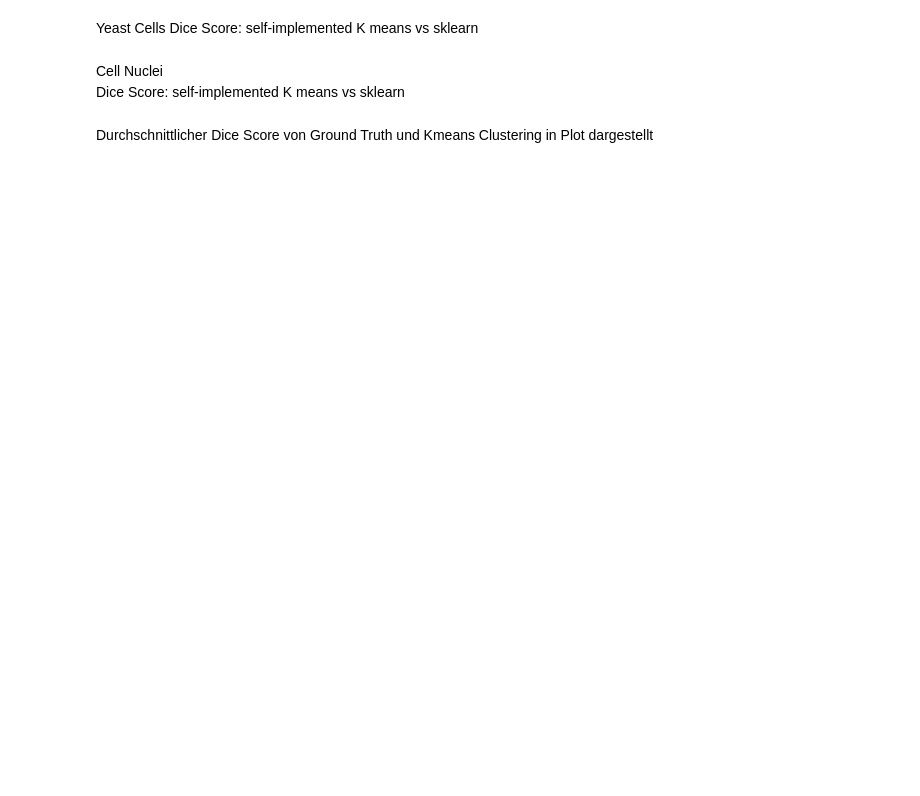
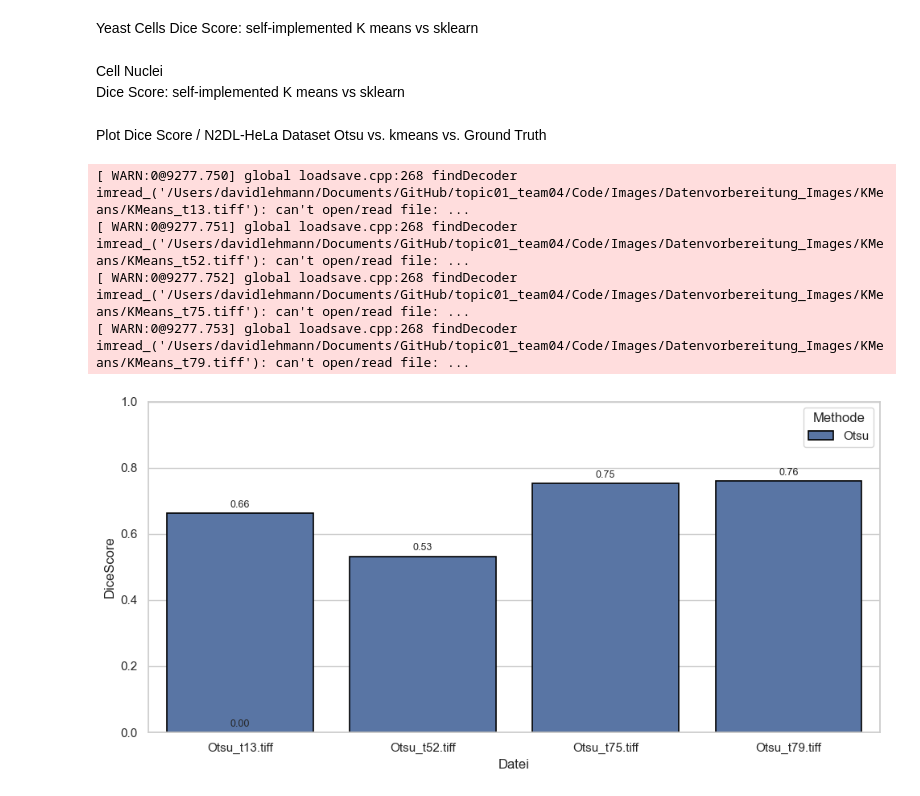
Before and after one commit to BiomedicalImageAnalysis2025/topic01_team04, a Jupyter notebook: Code/Dice_Score.ipynb, the cells around one changed output. Cells and saved outputs as stored; diff of their text form; code cells hidden in the pictures; blank space fills up the shorter version.

Commit message:
Plot Dice Score and sk_learn Update

```diff
--- a/Code/Dice_Score.ipynb
+++ b/Code/Dice_Score.ipynb
@@ -29,2 +19,0 @@ print(f'Dice Score: {dice_score.numpy()}')
-# %% [markdown]
-Durchschnittlicher Dice Score von Ground Truth und Kmeans Clustering in Plot dargestellt
@@ -74,0 +20,21 @@ plt.show()
+# %% [markdown]
+Plot Dice Score / N2DL-HeLa Dataset
+Otsu vs. kmeans vs. Ground Truth
+# %%
+from Functions.Dice_coefficient import dice_coefficient
+
+base_dir = os.getcwd()  # Get the current working directory
+
+methods = {
+    "Otsu": os.path.join(base_dir, "Images", "Datenvorbereitung_Images", "Otsu"),
+    "KMeans": os.path.join(base_dir, "Images", "Datenvorbereitung_Images", "KMeans")
+}
+
+df = evaluate_segmentation(base_dir, methods)
+plot_dice_scores(df)
+# %% [output]
+[ WARN:0@9277.750] global loadsave.cpp:268 findDecoder imread_('/Users/davidlehmann/Documents/GitHub/topic01_team04/Code/Images/Datenvorbereitung_Images/KMeans/KMeans_t13.tiff'): can't open/read file: ...
+[ WARN:0@9277.751] global loadsave.cpp:268 findDecoder imread_('/Users/davidlehmann/Documents/GitHub/topic01_team04/Code/Images/Datenvorbereitung_Images/KMeans/KMeans_t52.tiff'): can't open/read file: ...
+[ WARN:0@9277.752] global loadsave.cpp:268 findDecoder imread_('/Users/davidlehmann/Documents/GitHub/topic01_team04/Code/Images/Datenvorbereitung_Images/KMeans/KMeans_t75.tiff'): can't open/read file: ...
+[ WARN:0@9277.753] global loadsave.cpp:268 findDecoder imread_('/Users/davidlehmann/Documents/GitHub/topic01_team04/Code/Images/Datenvorbereitung_Images/KMeans/KMeans_t79.tiff'): can't open/read file: ...
+[figure, added]
```
Also changed, not shown: parts of 2 cells of this notebook, 4 other files.
